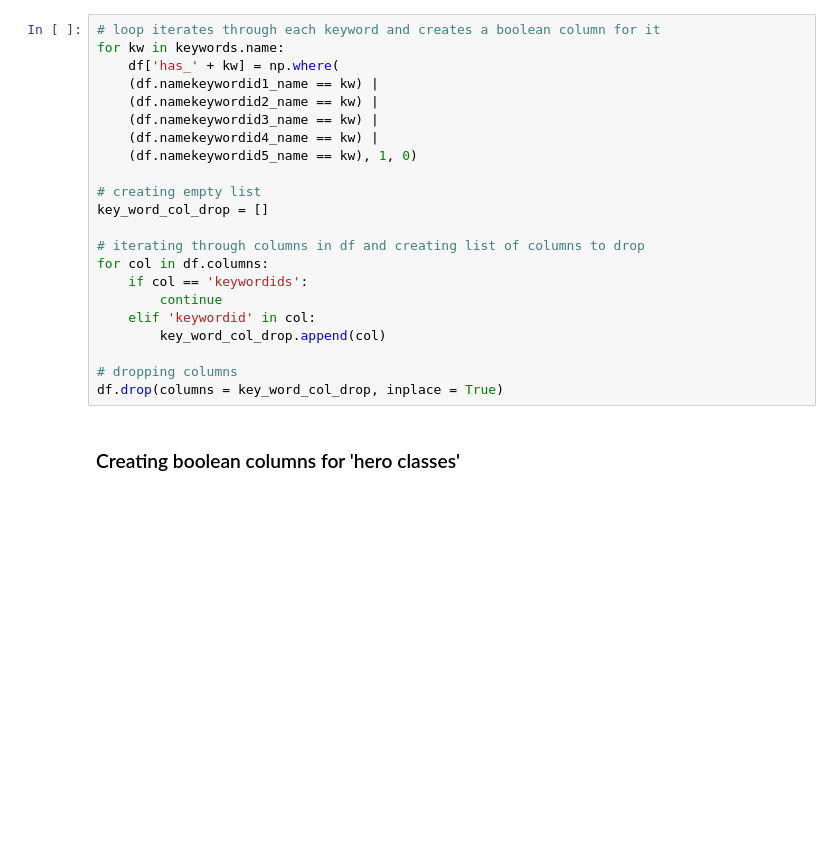
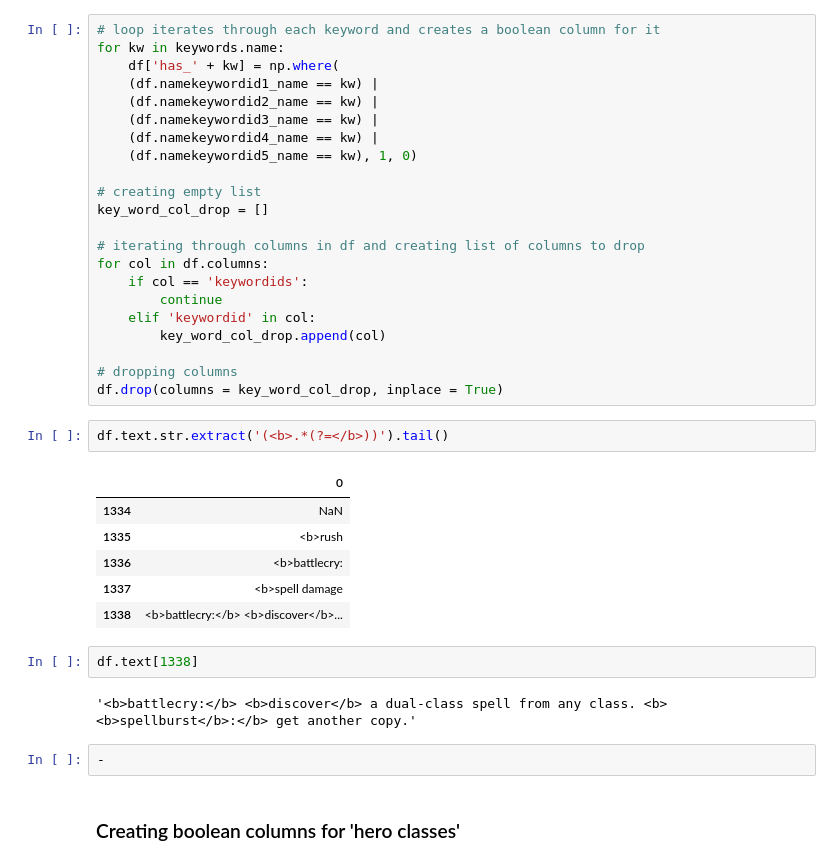
Before and after one commit to SamuelD-Data/hearthstone_project, a Jupyter notebook: hearthstone_project_notebook.ipynb, the cells around one changed output. Saved outputs shown, nothing was run; the diff lists cells and outputs as text; blank space fills up the shorter version.

```diff
--- a/hearthstone_project_notebook.ipynb
+++ b/hearthstone_project_notebook.ipynb
@@ -345,6 +345,21 @@ for col in df.columns:
 
 # dropping columns
 df.drop(columns = key_word_col_drop, inplace = True)
+# %%
+df.text.str.extract('(<b>.*(?=</b>))').tail()
+# %% [output]
+|  | 0 |
+| 1334 | NaN |
+| 1335 | <b>rush |
+| 1336 | <b>battlecry: |
+| 1337 | <b>spell damage |
+| 1338 | <b>battlecry:</b> <b>discover</b>... |
+# %%
+df.text[1338]
+# %% [output]
+'<b>battlecry:</b> <b>discover</b> a dual-class spell from any class. <b><b>spellburst</b>:</b> get another copy.'
+# %%
+-
 # %% [markdown]
 ### Creating boolean columns for 'hero classes'
 # %%
```
Also changed, not shown: parts of 4 cells of this notebook.
